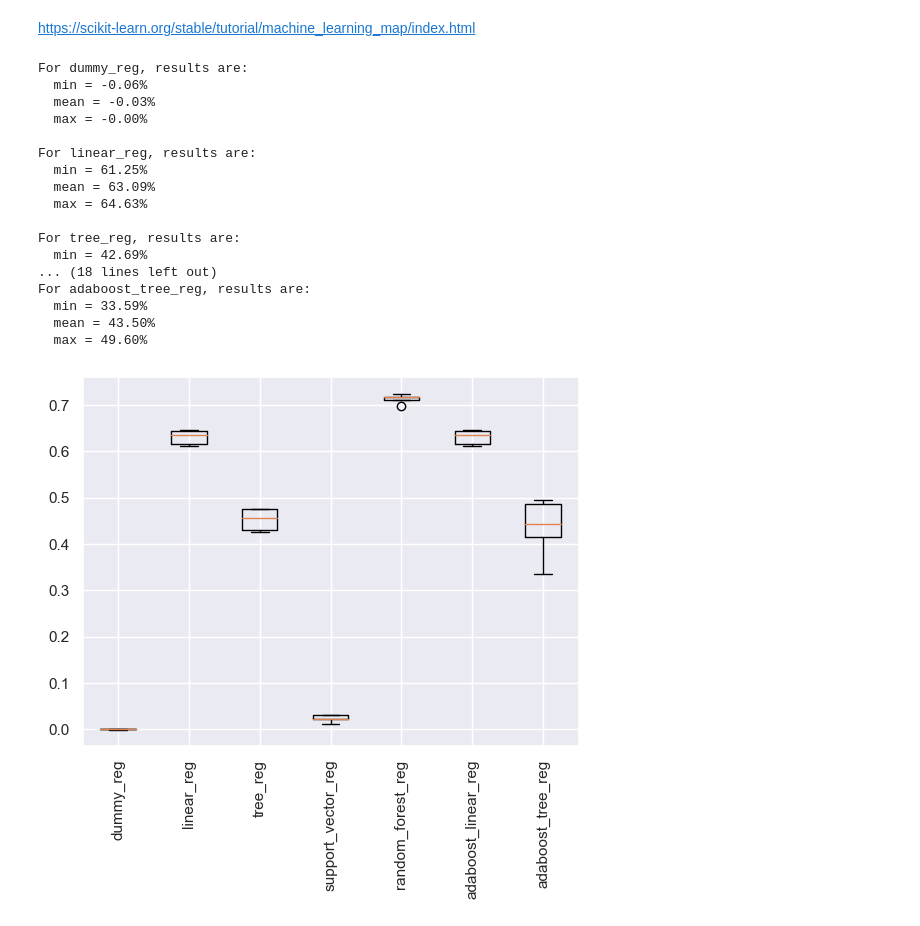
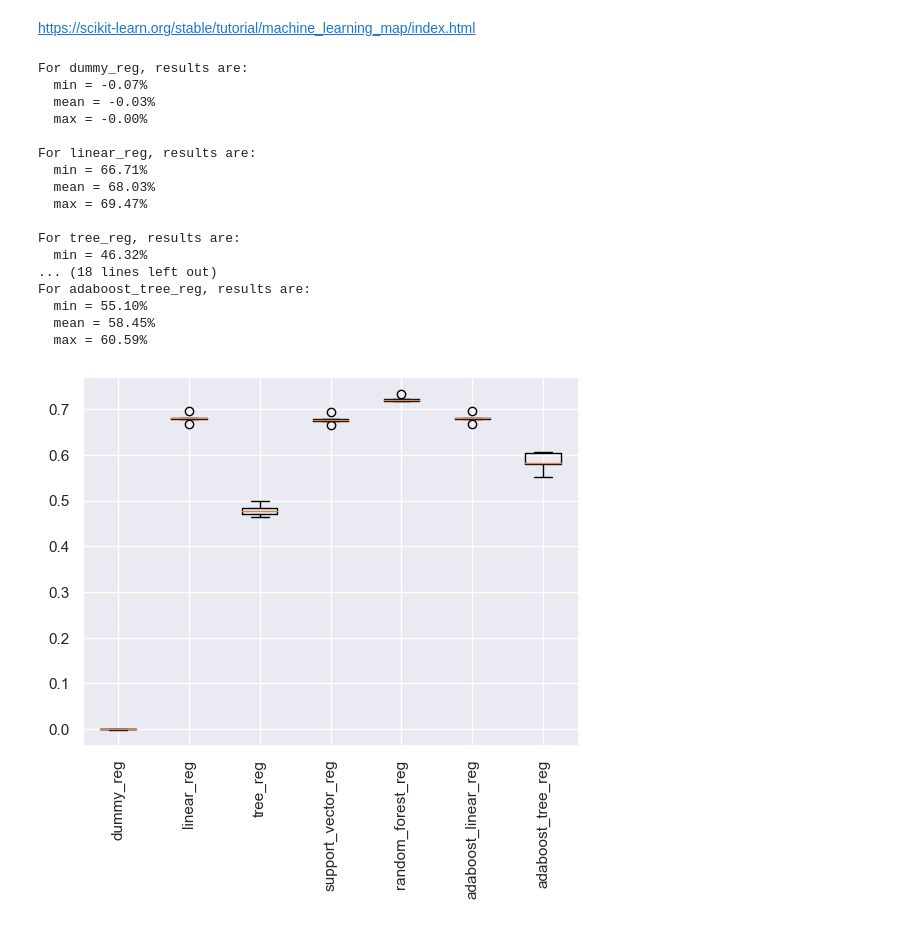
Before and after one commit to mohebmaher/GDSC-Core-Team-Training, a Jupyter notebook: Assignment-05/assignment_05.ipynb, the cells around one changed output. Cells and saved outputs as stored; diff of their text form; code cells hidden in the pictures.

```diff
--- a/Assignment-05/assignment_05.ipynb
+++ b/Assignment-05/assignment_05.ipynb
@@ -214,5 +216,8 @@ cal_housing_prices_encoded.head()
+# %%
+# Performing log-transformation:
+cal_housing_prices_encoded_transformed = cal_housing_prices_encoded.apply(lambda x: np.log(x + 1))
 # %% [markdown]
 - **Split the data into features & target:**
 # %%
-X = cal_housing_prices_encoded.drop(columns="median_house_value")
-y = cal_housing_prices_encoded["median_house_value"]
+X = cal_housing_prices_encoded_transformed.drop(columns="median_house_value")
+y = cal_housing_prices_encoded_transformed["median_house_value"]
@@ -223,13 +223,0 @@ y = cal_housing_prices_encoded["median_house_value"]
-# %%
-# Instantiate the estimator:
-lasso = Lasso(alpha=0.1)
-lasso.fit(X, y)
-
-# Get columns and coeffs:
-cols = X.columns
-lass_coeffs = lasso.coef_
-
-# Plot the significance of each featue:
-plt.bar(cols, lass_coeffs)
-plt.xticks(rotation=90)
-plt.show()
@@ -241,4 +227,7 @@ plt.show()
 X_train, X_test, y_train, y_test = train_test_split(X, y, test_size=0.2, random_state=42)
 # %% [markdown]
 - **Feature scaling:**
+# %%
+# Create a robust scaler:
+scaler = RobustScaler()
 # %%
@@ -290,31 +246,33 @@ scorer = make_scorer(r2_score, greater_is_better=True)
 # %%
 %%time
 # Compare different models:
 %run "./helpers/validate_model.py";
-results = compare_models(X_train_scaled, y_train, scorer,
-                         dummy_reg=DummyRegressor(),
-                         linear_reg=LinearRegression(),
-                         tree_reg=DecisionTreeRegressor(),
-                         support_vector_reg=SVR(kernel="linear"),
-                         random_forest_reg=RandomForestRegressor(),
-                         adaboost_linear_reg=LinearRegression(),
-                         adaboost_tree_reg=AdaBoostRegressor());
+results = compare_models(
+    X_train_scaled, y_train, scorer,
+    dummy_reg=DummyRegressor(),
+    linear_reg=LinearRegression(),
+    tree_reg=DecisionTreeRegressor(),
+    support_vector_reg=SVR(kernel="linear"),
+    random_forest_reg=RandomForestRegressor(),
+    adaboost_linear_reg=LinearRegression(),
+    adaboost_tree_reg=AdaBoostRegressor()
+);
 # %% [output]
 For dummy_reg, results are:
-  min = -0.06%
+  min = -0.07%
   mean = -0.03%
   max = -0.00%
 
 For linear_reg, results are:
-  min = 61.25%
-  mean = 63.09%
-  max = 64.63%
+  min = 66.71%
+  mean = 68.03%
+  max = 69.47%
 
 For tree_reg, results are:
-  min = 42.69%
+  min = 46.32%
 ... (18 lines left out)
 For adaboost_tree_reg, results are:
-  min = 33.59%
-  mean = 43.50%
-  max = 49.60%
+  min = 55.10%
+  mean = 58.45%
+  max = 60.59%
-[figure, old version]
+[figure, new version]
```
Also changed, not shown: parts of 14 cells of this notebook.
